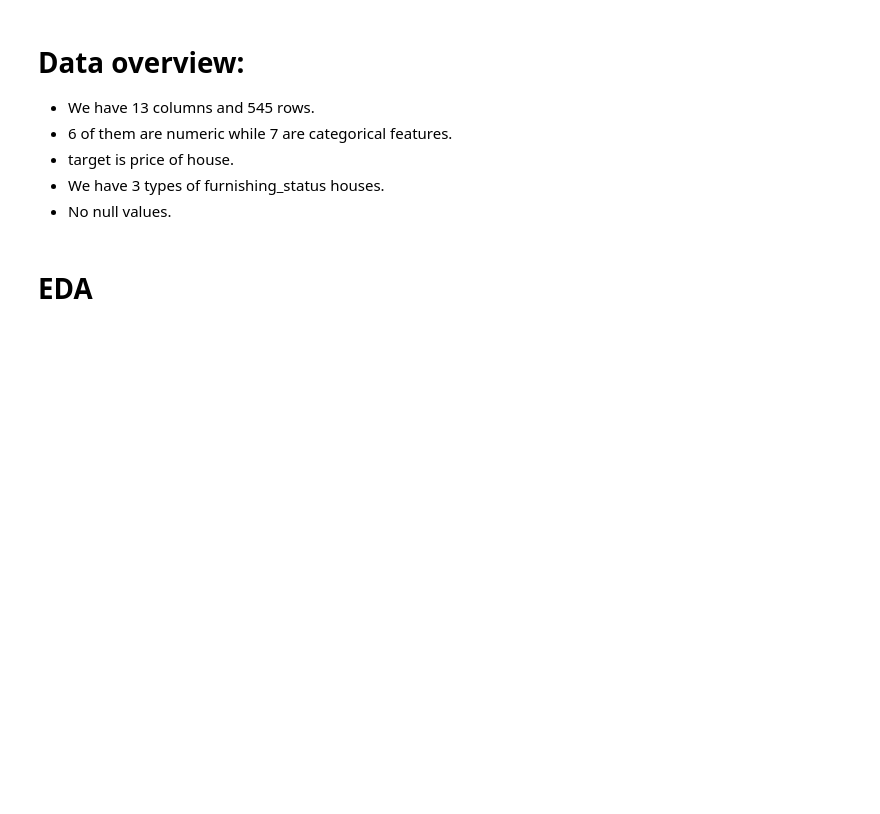
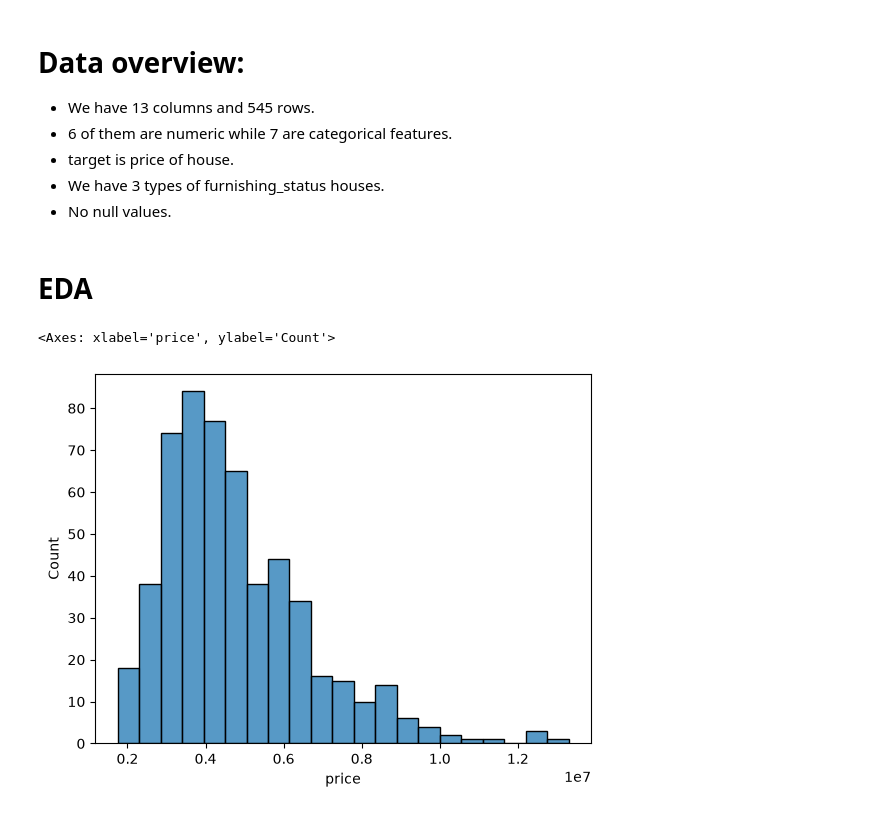
Before and after one commit to Keshavv-Sahu/D_projects, a Jupyter notebook: Housing/main.ipynb, the cells around one changed output. Saved outputs shown, nothing was run; the diff lists cells and outputs as text; code cells hidden in the pictures; blank space fills up the shorter version.

```diff
--- a/Housing/main.ipynb
+++ b/Housing/main.ipynb
@@ -44,3 +44,8 @@ dtype: int64
 - No null values.
 # %% [markdown]
 # EDA
+# %%
+sns.histplot(data=df['price'])
+# %% [output]
+<Axes: xlabel='price', ylabel='Count'>
+[figure, added]
```
Also changed, not shown: parts of 7 cells of this notebook.
